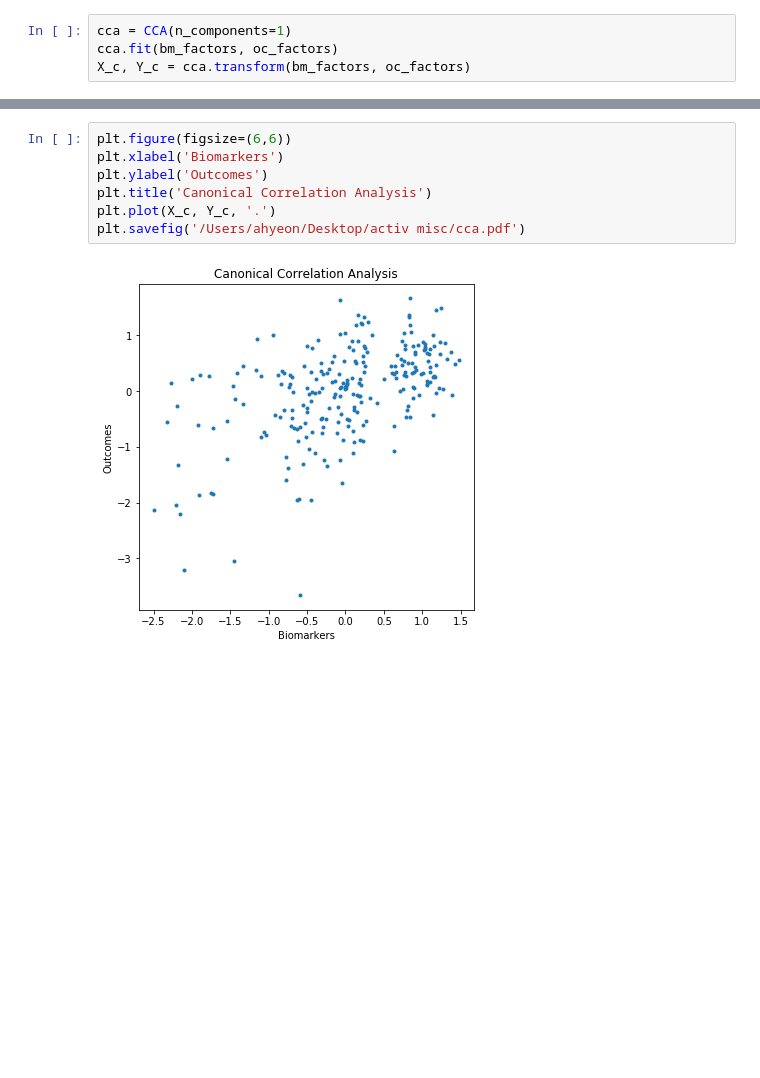
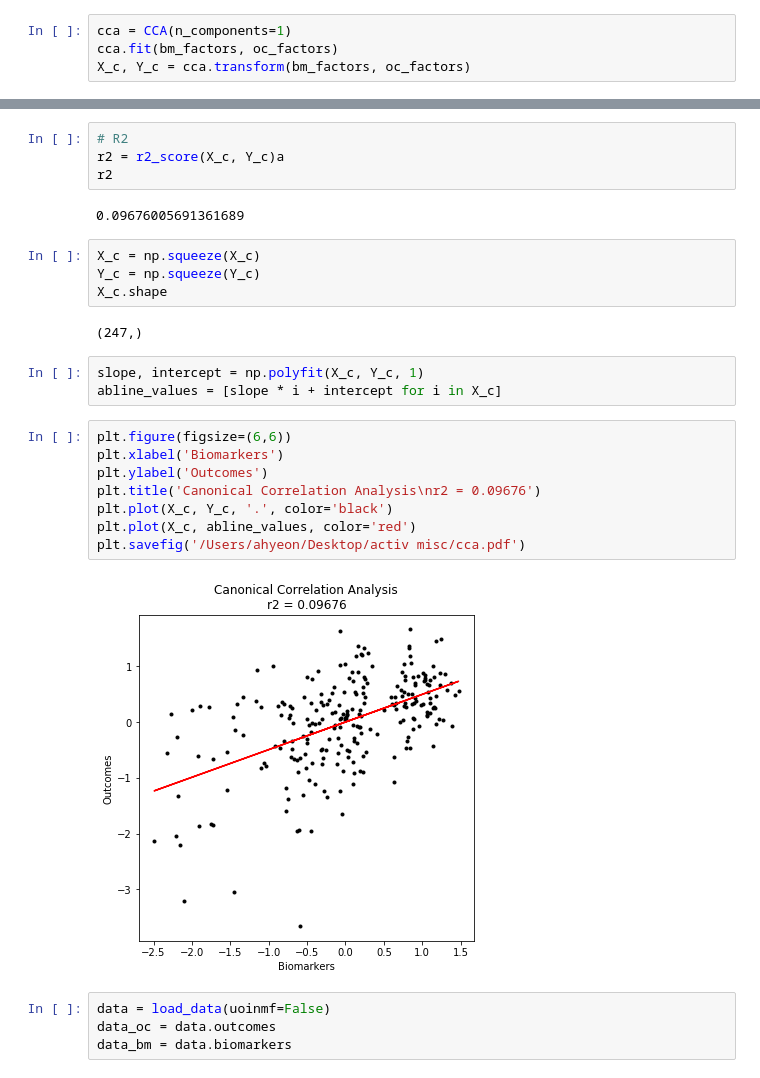
Before and after one commit to BouchardLab/ML_4_prec_prognosis, a Jupyter notebook: notebooks/cca.ipynb, the cells around one changed output, grey strips where cells are left out. Cells and saved outputs as stored; diff of their text form; blank space fills up the shorter version.

```diff
--- a/notebooks/cca.ipynb
+++ b/notebooks/cca.ipynb
@@ -27,9 +52,29 @@ Y_c.shape
+# %%
+# R2
+r2 = r2_score(X_c, Y_c)a
+r2
+# %% [output]
+0.09676005691361689
+# %%
+X_c = np.squeeze(X_c)
+Y_c = np.squeeze(Y_c)
+X_c.shape
+# %% [output]
+(247,)
+# %%
+slope, intercept = np.polyfit(X_c, Y_c, 1)
+abline_values = [slope * i + intercept for i in X_c]
 # %%
 plt.figure(figsize=(6,6))
 plt.xlabel('Biomarkers')
 plt.ylabel('Outcomes')
-plt.title('Canonical Correlation Analysis')
-plt.plot(X_c, Y_c, '.')
+plt.title('Canonical Correlation Analysis\nr2 = 0.09676')
+plt.plot(X_c, Y_c, '.', color='black')
+plt.plot(X_c, abline_values, color='red')
 plt.savefig('/Users/ahyeon/Desktop/activ misc/cca.pdf')
 # %% [output]
-[figure, old version]
+[figure, new version]
+# %%
+data = load_data(uoinmf=False)
+data_oc = data.outcomes
+data_bm = data.biomarkers
```
Also changed, not shown: parts of 5 cells of this notebook, 13 other files.
